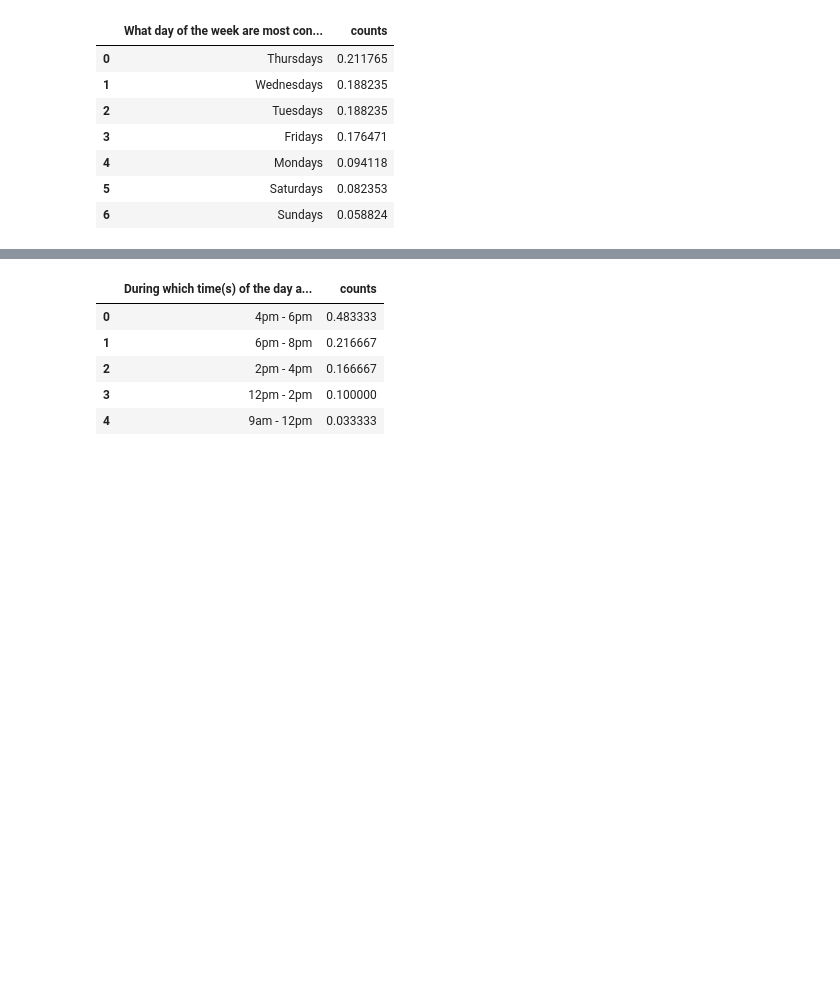
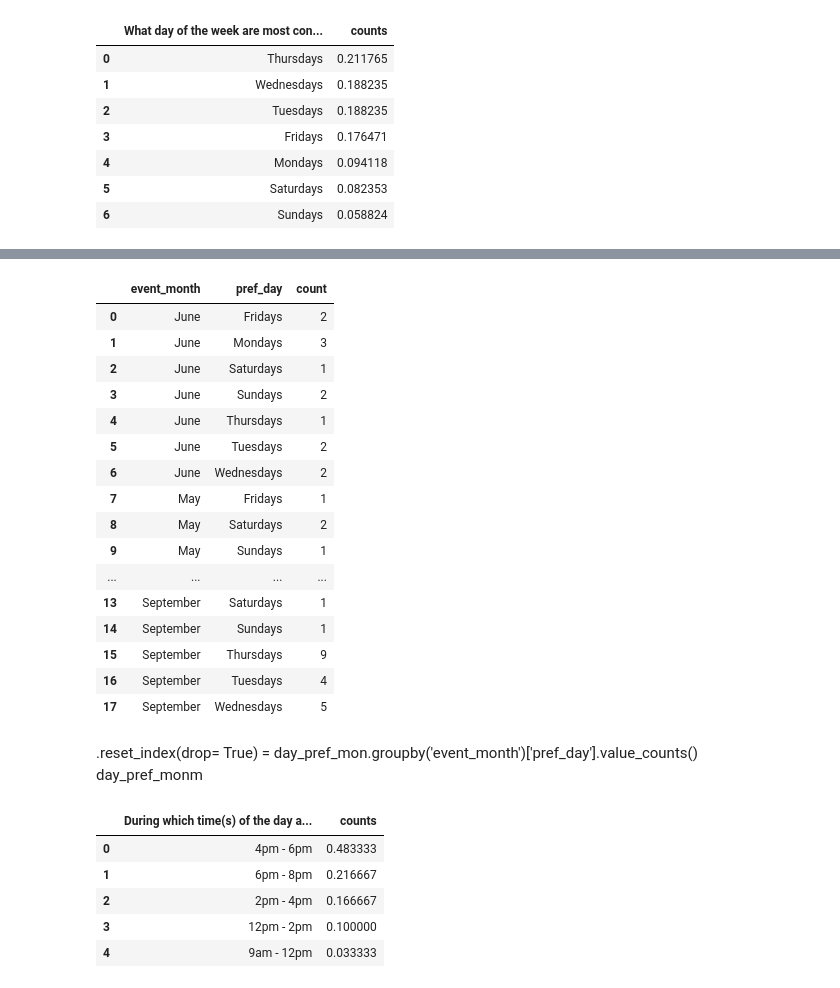
Before and after one commit to djibril968/Tribe_related_projects, a Jupyter notebook: spring_events_analytics.ipynb, the cells around one changed output, grey strips where cells are left out. Saved outputs shown, nothing was run; the diff lists cells and outputs as text; code cells hidden in the pictures; blank space fills up the shorter version.

```diff
--- a/spring_events_analytics.ipynb
+++ b/spring_events_analytics.ipynb
@@ -183,3 +225,29 @@ day_pref
+# %%
+month = event_data.merge(day_pref_mon, how= 'left')
+x = month.groupby(['event_month', 'pref_day']).size().reset_index(name= 'count')
+x
+# %% [output]
+|  | event_month | pref_day | count |
+| 0 | June | Fridays | 2 |
+| 1 | June | Mondays | 3 |
+| 2 | June | Saturdays | 1 |
+| 3 | June | Sundays | 2 |
+| 4 | June | Thursdays | 1 |
+| 5 | June | Tuesdays | 2 |
+| 6 | June | Wednesdays | 2 |
+| 7 | May | Fridays | 1 |
+| 8 | May | Saturdays | 2 |
+| 9 | May | Sundays | 1 |
+| ... | ... | ... | ... |
+| 13 | September | Saturdays | 1 |
+| 14 | September | Sundays | 1 |
+| 15 | September | Thursdays | 9 |
+| 16 | September | Tuesdays | 4 |
+| 17 | September | Wednesdays | 5 |
+# %% [markdown]
+.reset_index(drop= True)
+= day_pref_mon.groupby('event_month')['pref_day'].value_counts()
+day_pref_monm
 # %%
 #most preferred time of event
 
```
Also changed, not shown: parts of 18 cells of this notebook, 1 other file.
